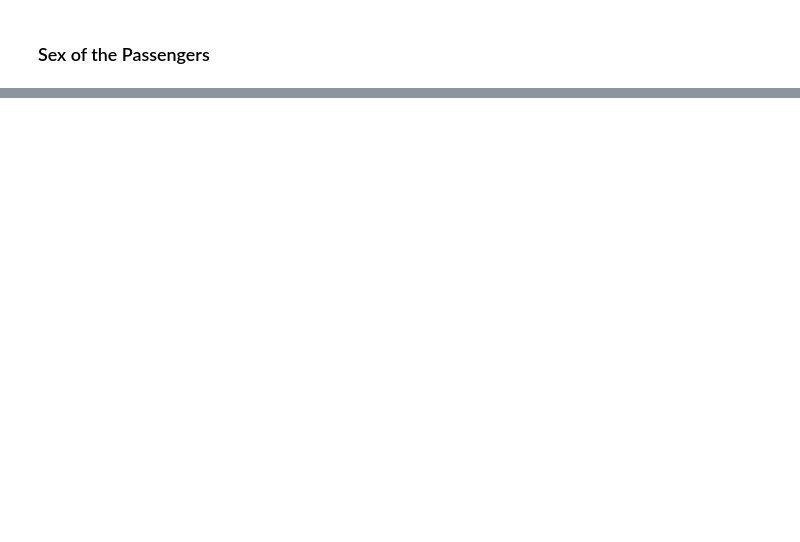
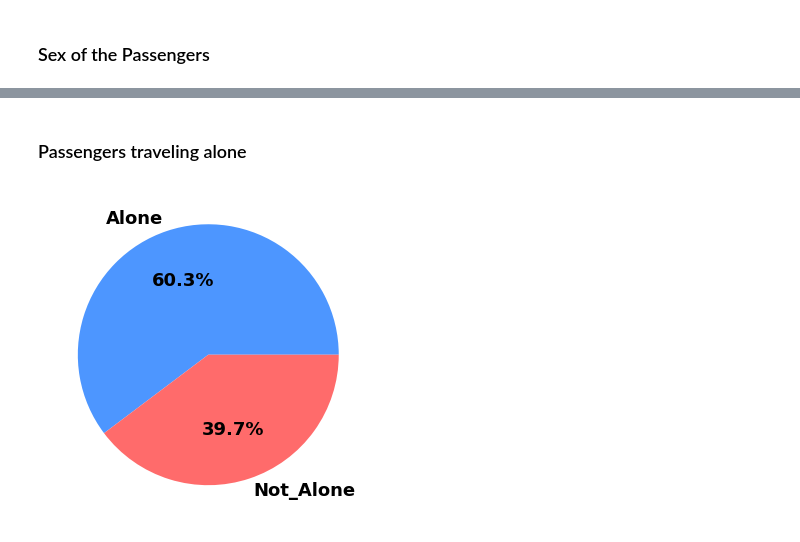
Before and after one commit to dennis-hauser/titanic, a Jupyter notebook: titanic.ipynb, the cells around one changed output, grey strips where cells are left out. Saved outputs shown, nothing was run; the diff lists cells and outputs as text; code cells hidden in the pictures; blank space fills up the shorter version.

```diff
--- a/titanic.ipynb
+++ b/titanic.ipynb
@@ -106,0 +130,11 @@ plt.xticks([0,1],['No', 'Yes']);
+# %% [markdown]
+### Passengers traveling alone
+# %%
+data['IsAlone'].value_counts().plot.pie(colors=colors, figsize=(6,6),
+                                                 labels=['Alone', 'Not_Alone'],
+                                                 textprops={'fontsize': 18, 'weight': 'bold'},
+                                                 ylabel='',
+                                                 autopct='%.1f%%'
+                                                );
+# %% [output]
+[figure, added]
```
Also changed, not shown: parts of 22 cells of this notebook.
